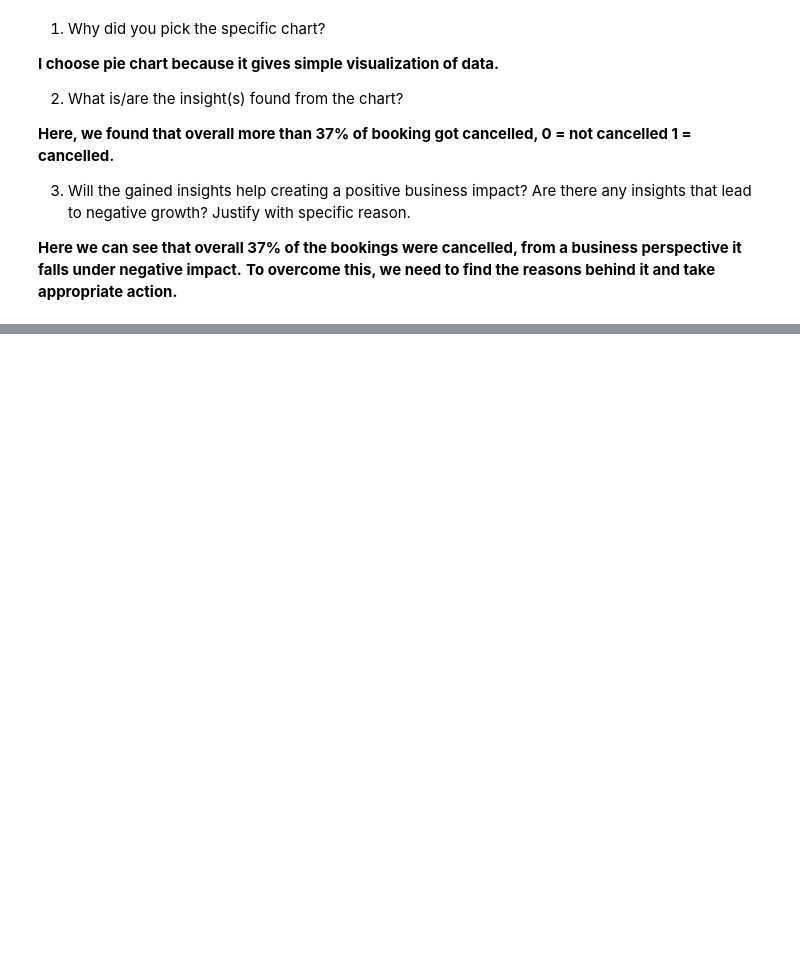
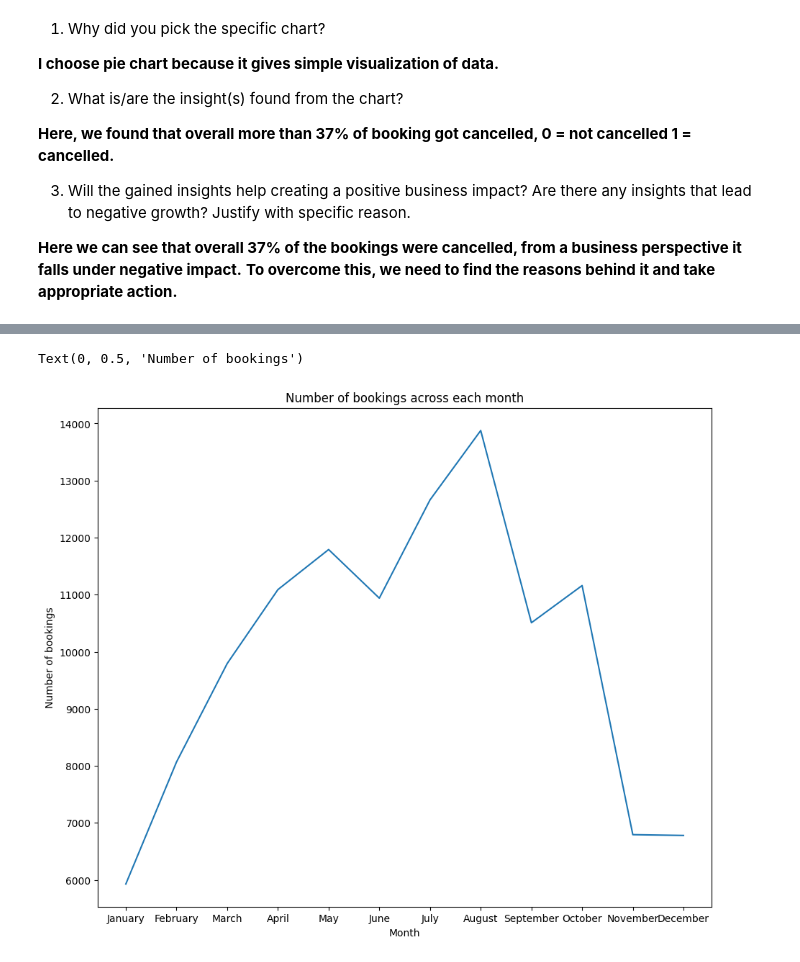
Before and after one commit to vaishnaviPatil1111/Python, a Jupyter notebook: EDA_Hotel_Booking_Project.ipynb, the cells around one changed output, grey strips where cells are left out. Cells and saved outputs as stored; diff of their text form; code cells hidden in the pictures; blank space fills up the shorter version.

```diff
--- a/EDA_Hotel_Booking_Project.ipynb
+++ b/EDA_Hotel_Booking_Project.ipynb
@@ -606,0 +610,12 @@ Are there any insights that lead to negative growth? Justify with specific reaso
+# %%
+# Chart - 7 visualization code
+# groupby arrival_date_month and taking the hotel count
+bookings_by_months_df=df1.groupby(['arrival_date_month'])['hotel'].count().reset_index().rename(columns={'hotel':"Counts"})
+# Create list of months in order
+months = ['January', 'February', 'March', 'April', 'May', 'June', 'July', 'August', 'September', 'October', 'November', 'December']
+# creating df which will map the order of above months list without changing its values.
+bookings_by_months_df['arrival_date_month']=pd.Categorical(bookings_by_months_df['arrival_date_month'],categories=months,ordered=True)
+# sorting by arrival_date_month
+bookings_by_months_df=bookings_by_months_df.sort_values('arrival_date_month')
+
+bookings_by_months_df
@@ -606,0 +636,16 @@ Are there any insights that lead to negative growth? Justify with specific reaso
+# %%
+# set plot size
+plt.figure(figsize=(11,9))
+
+#pltting lineplot on x- months & y- booking counts
+sns.lineplot(x=bookings_by_months_df['arrival_date_month'],y=bookings_by_months_df['Counts'])
+
+# set title for the plot
+plt.title('Number of bookings across each month')
+#set x label
+plt.xlabel('Month')
+#set y label
+plt.ylabel('Number of bookings')
+# %% [output]
+Text(0, 0.5, 'Number of bookings')
+[figure, added]
```
Also changed, not shown: parts of 8 cells of this notebook.
